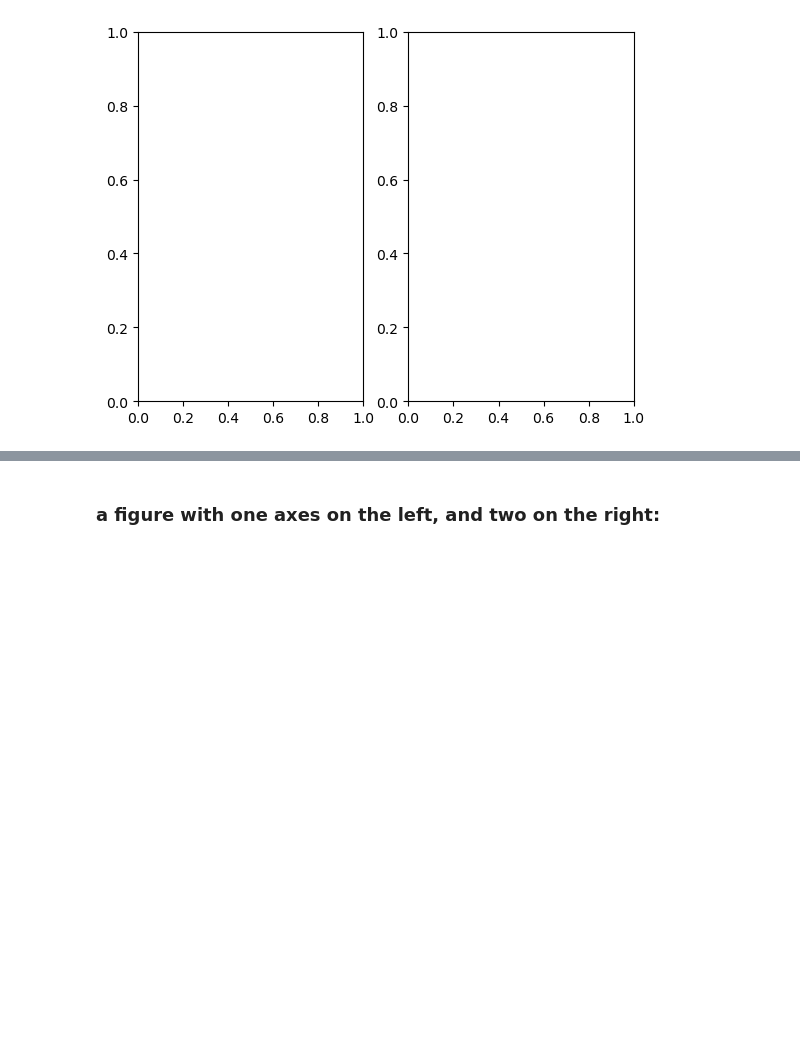
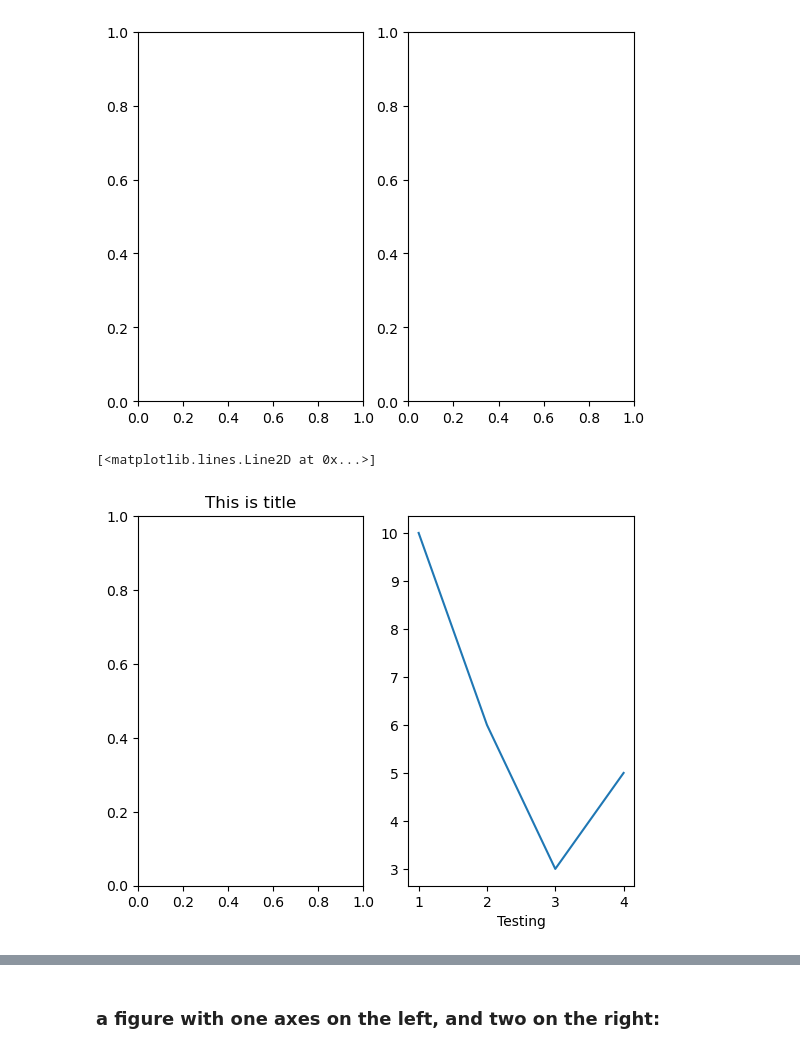
Before and after one commit to Infinity1008/Library_Explainers, a Jupyter notebook: Data_visualisation/Matplotlib/Matplotlib_rough_test.ipynb, the cells around one changed output, grey strips where cells are left out. Saved outputs shown, nothing was run; the diff lists cells and outputs as text; code cells hidden in the pictures; blank space fills up the shorter version.

```diff
--- a/Data_visualisation/Matplotlib/Matplotlib_rough_test.ipynb
+++ b/Data_visualisation/Matplotlib/Matplotlib_rough_test.ipynb
@@ -96,3 +101,12 @@ fig, ax = plt.subplots()
 fig, axs = plt.subplots(1, 2)
 # %% [output]
 [figure]
+# %%
+# a figure with a 1x2 grid of Axes
+fig, axs = plt.subplots(1, 2)
+axs[0].set_title('This is title')
+axs[1].set_xlabel('Testing')
+axs[1].plot([1,2,3,4],[10,6,3,5])
+# %% [output]
+[<matplotlib.lines.Line2D at 0x...>]
+[figure, added]
```
Also changed, not shown: parts of 2 cells of this notebook.
